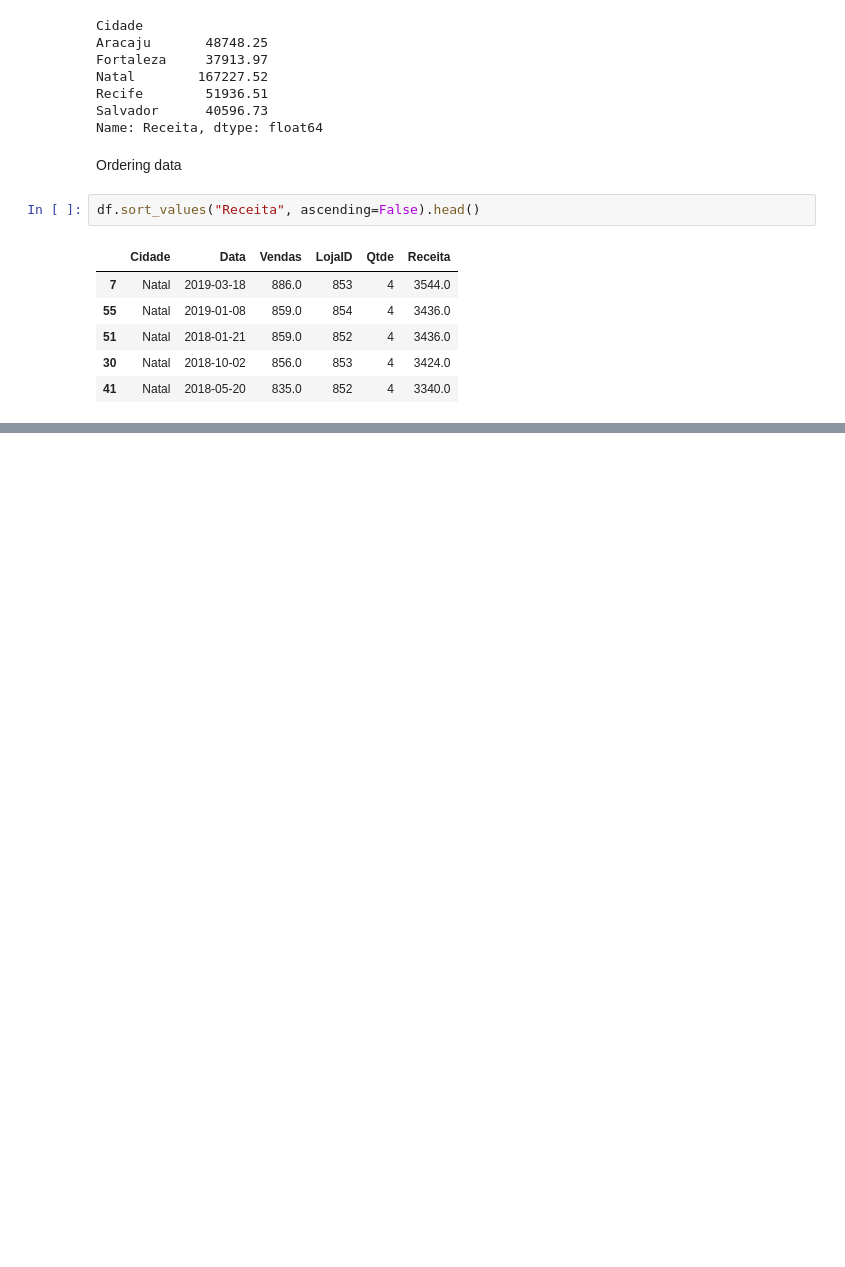
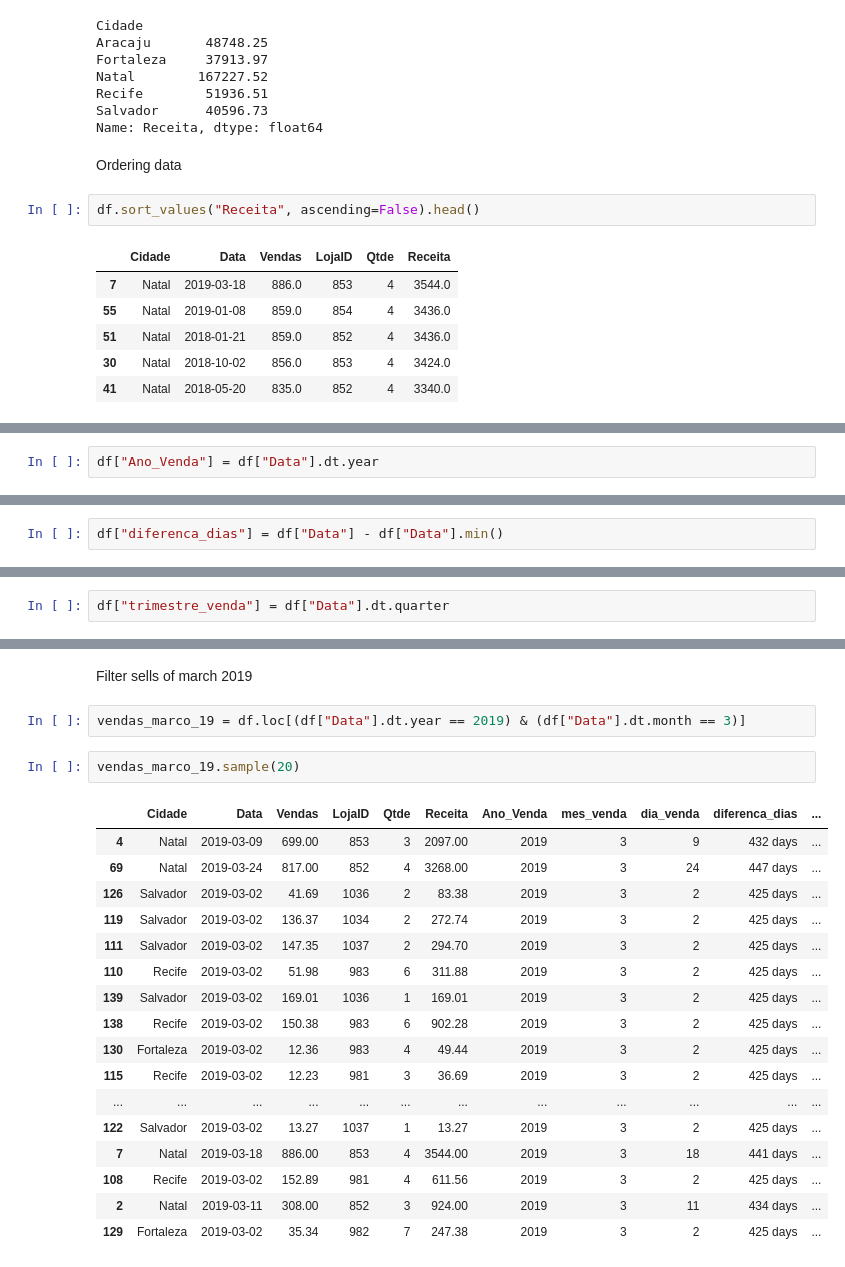
Before and after one commit to vitordallagnolo/data_analytics, a Jupyter notebook: data_analytics_01/Analisys-02.ipynb, the cells around one changed output, grey strips where cells are left out. Cells and saved outputs as stored; diff of their text form; blank space fills up the shorter version.

Commit message:
Manipulando datas com pandas

```diff
--- a/data_analytics_01/Analisys-02.ipynb
+++ b/data_analytics_01/Analisys-02.ipynb
@@ -154,0 +195,2 @@ df.sort_values("Receita", ascending=False).head()
+# %%
+df["Ano_Venda"] = df["Data"].dt.year
@@ -154,0 +227,2 @@ df.sort_values("Receita", ascending=False).head()
+# %%
+df["diferenca_dias"] = df["Data"] - df["Data"].min()
@@ -154,0 +240,2 @@ df.sort_values("Receita", ascending=False).head()
+# %%
+df["trimestre_venda"] = df["Data"].dt.quarter
@@ -154,0 +251,24 @@ df.sort_values("Receita", ascending=False).head()
+# %% [markdown]
+Filter sells of march 2019
+# %%
+vendas_marco_19 = df.loc[(df["Data"].dt.year == 2019) & (df["Data"].dt.month == 3)]
+# %%
+vendas_marco_19.sample(20)
+# %% [output]
+|  | Cidade | Data | Vendas | LojaID | Qtde | Receita | Ano_Venda | mes_venda | dia_venda | diferenca_dias | ... |
+| 4 | Natal | 2019-03-09 | 699.00 | 853 | 3 | 2097.00 | 2019 | 3 | 9 | 432 days | ... |
+| 69 | Natal | 2019-03-24 | 817.00 | 852 | 4 | 3268.00 | 2019 | 3 | 24 | 447 days | ... |
+| 126 | Salvador | 2019-03-02 | 41.69 | 1036 | 2 | 83.38 | 2019 | 3 | 2 | 425 days | ... |
+| 119 | Salvador | 2019-03-02 | 136.37 | 1034 | 2 | 272.74 | 2019 | 3 | 2 | 425 days | ... |
+| 111 | Salvador | 2019-03-02 | 147.35 | 1037 | 2 | 294.70 | 2019 | 3 | 2 | 425 days | ... |
+| 110 | Recife | 2019-03-02 | 51.98 | 983 | 6 | 311.88 | 2019 | 3 | 2 | 425 days | ... |
+| 139 | Salvador | 2019-03-02 | 169.01 | 1036 | 1 | 169.01 | 2019 | 3 | 2 | 425 days | ... |
+| 138 | Recife | 2019-03-02 | 150.38 | 983 | 6 | 902.28 | 2019 | 3 | 2 | 425 days | ... |
+| 130 | Fortaleza | 2019-03-02 | 12.36 | 983 | 4 | 49.44 | 2019 | 3 | 2 | 425 days | ... |
+| 115 | Recife | 2019-03-02 | 12.23 | 981 | 3 | 36.69 | 2019 | 3 | 2 | 425 days | ... |
+| ... | ... | ... | ... | ... | ... | ... | ... | ... | ... | ... | ... |
+| 122 | Salvador | 2019-03-02 | 13.27 | 1037 | 1 | 13.27 | 2019 | 3 | 2 | 425 days | ... |
+| 7 | Natal | 2019-03-18 | 886.00 | 853 | 4 | 3544.00 | 2019 | 3 | 18 | 441 days | ... |
+| 108 | Recife | 2019-03-02 | 152.89 | 981 | 4 | 611.56 | 2019 | 3 | 2 | 425 days | ... |
+| 2 | Natal | 2019-03-11 | 308.00 | 852 | 3 | 924.00 | 2019 | 3 | 11 | 434 days | ... |
+| 129 | Fortaleza | 2019-03-02 | 35.34 | 982 | 7 | 247.38 | 2019 | 3 | 2 | 425 days | ... |
```
Also changed, not shown: parts of 20 cells of this notebook.
